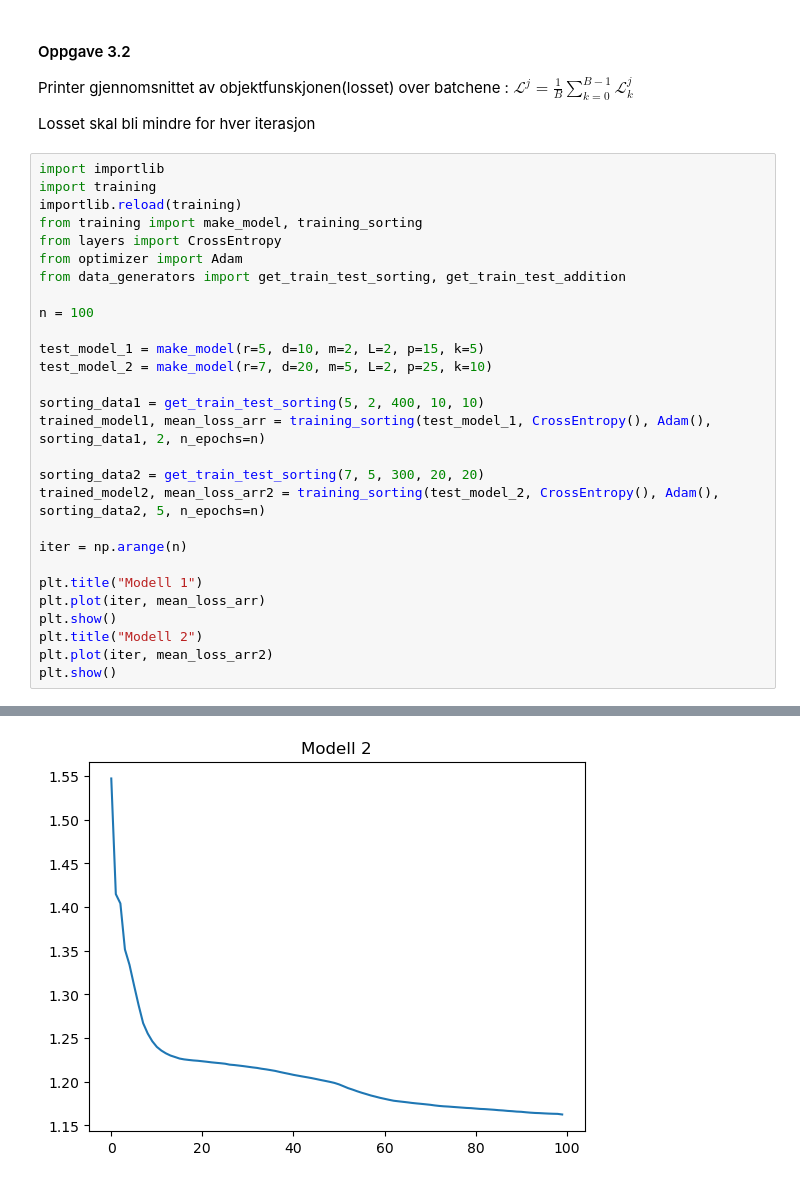
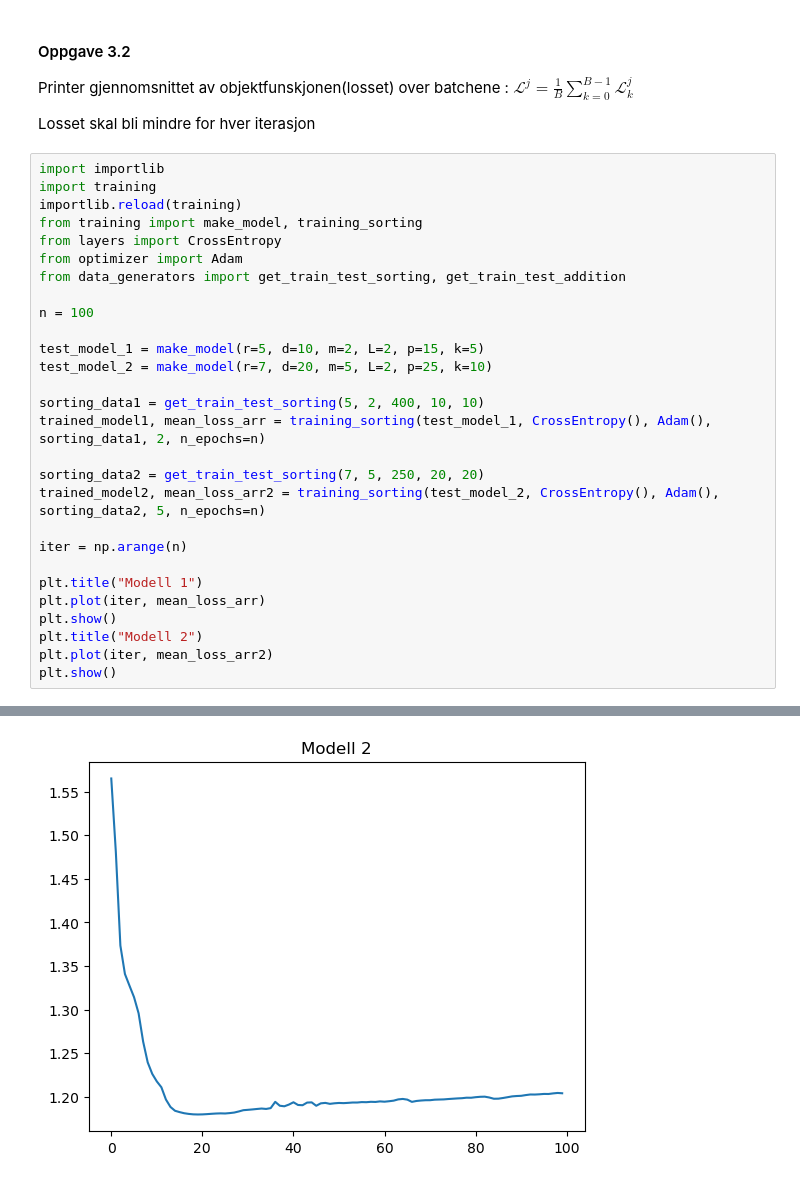
Before and after one commit to hannaroed/Vitber-indmat, a Jupyter notebook: file.ipynb, the cells around one changed output, grey strips where cells are left out. Saved outputs shown, nothing was run; the diff lists cells and outputs as text.

```diff
--- a/file.ipynb
+++ b/file.ipynb
@@ -165,7 +165,7 @@ test_model_2 = make_model(r=7, d=20, m=5, L=2, p=25, k=10)
 sorting_data1 = get_train_test_sorting(5, 2, 400, 10, 10)
 trained_model1, mean_loss_arr = training_sorting(test_model_1, CrossEntropy(), Adam(), sorting_data1, 2, n_epochs=n)
 
-sorting_data2 = get_train_test_sorting(7, 5, 300, 20, 20)
+sorting_data2 = get_train_test_sorting(7, 5, 250, 20, 20)
 trained_model2, mean_loss_arr2 = training_sorting(test_model_2, CrossEntropy(), Adam(), sorting_data2, 5, n_epochs=n)
 
 iter = np.arange(n)
@@ -181,4 +181,4 @@ plt.show()
-[figure, old version]
+[figure, new version]
 # %%
 from testing import test_sorting
 import importlib
```
Also changed, not shown: parts of 4 cells of this notebook, 2 other files.
